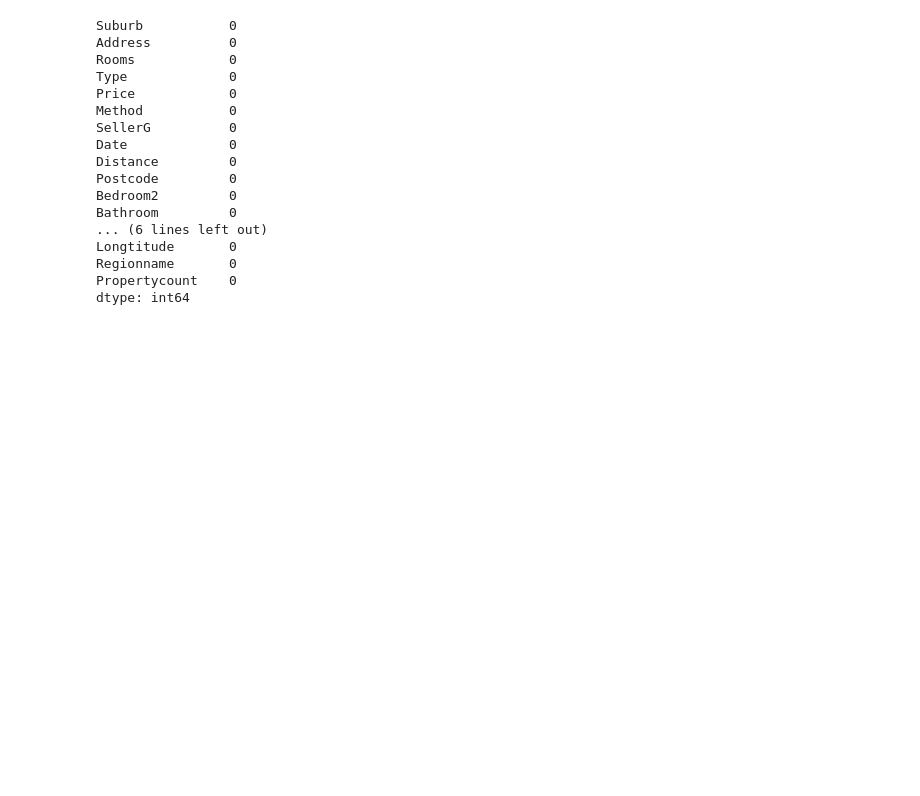
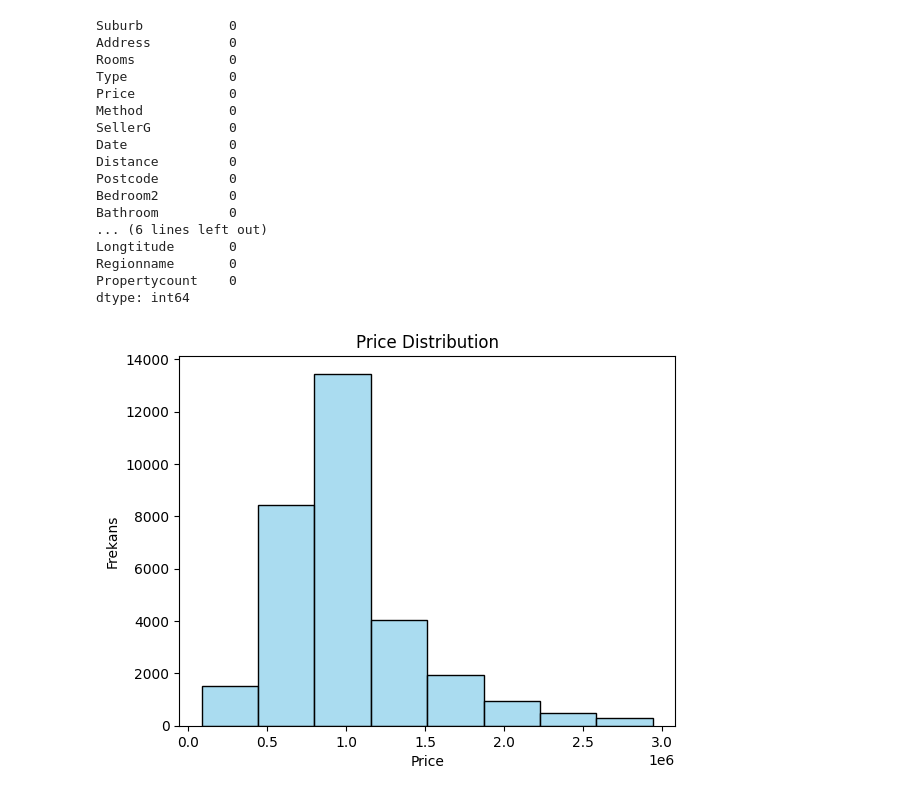
Before and after one commit to arzumerturkk/data_science_projects, a Jupyter notebook: melbournehousing-eda-ml.ipynb, the cells around one changed output. Saved outputs shown, nothing was run; the diff lists cells and outputs as text; code cells hidden in the pictures; blank space fills up the shorter version.

```diff
--- a/melbournehousing-eda-ml.ipynb
+++ b/melbournehousing-eda-ml.ipynb
@@ -311,3 +312,13 @@ Longtitude       0
 Regionname       0
 Propertycount    0
 dtype: int64
+# %%
+sns.histplot( x=df_copy['Price'], bins=8, alpha=0.7, color='skyblue')
+
+plt.title('Price Distribution')
+plt.xlabel('Price')
+plt.ylabel('Frekans')
+
+plt.show()
+# %% [output]
+[figure, added]
```
Also changed, not shown: parts of 10 cells of this notebook.
